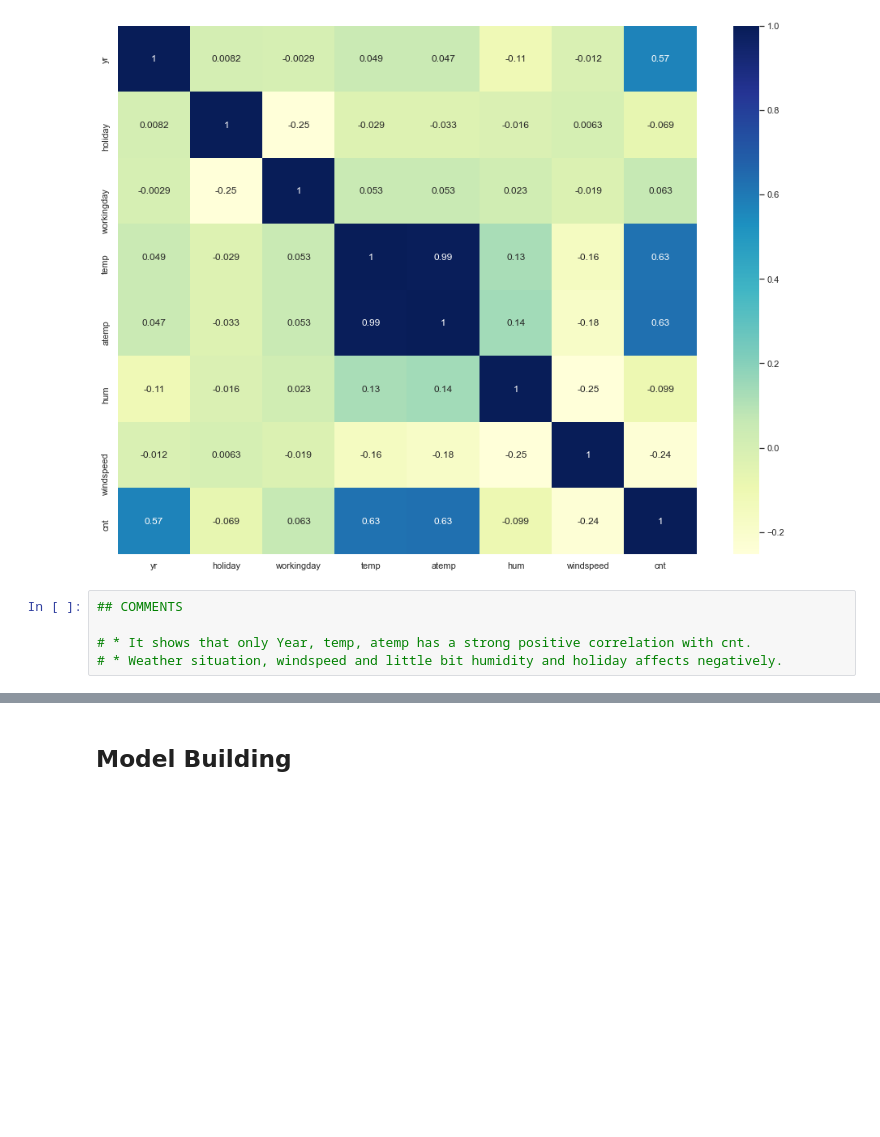
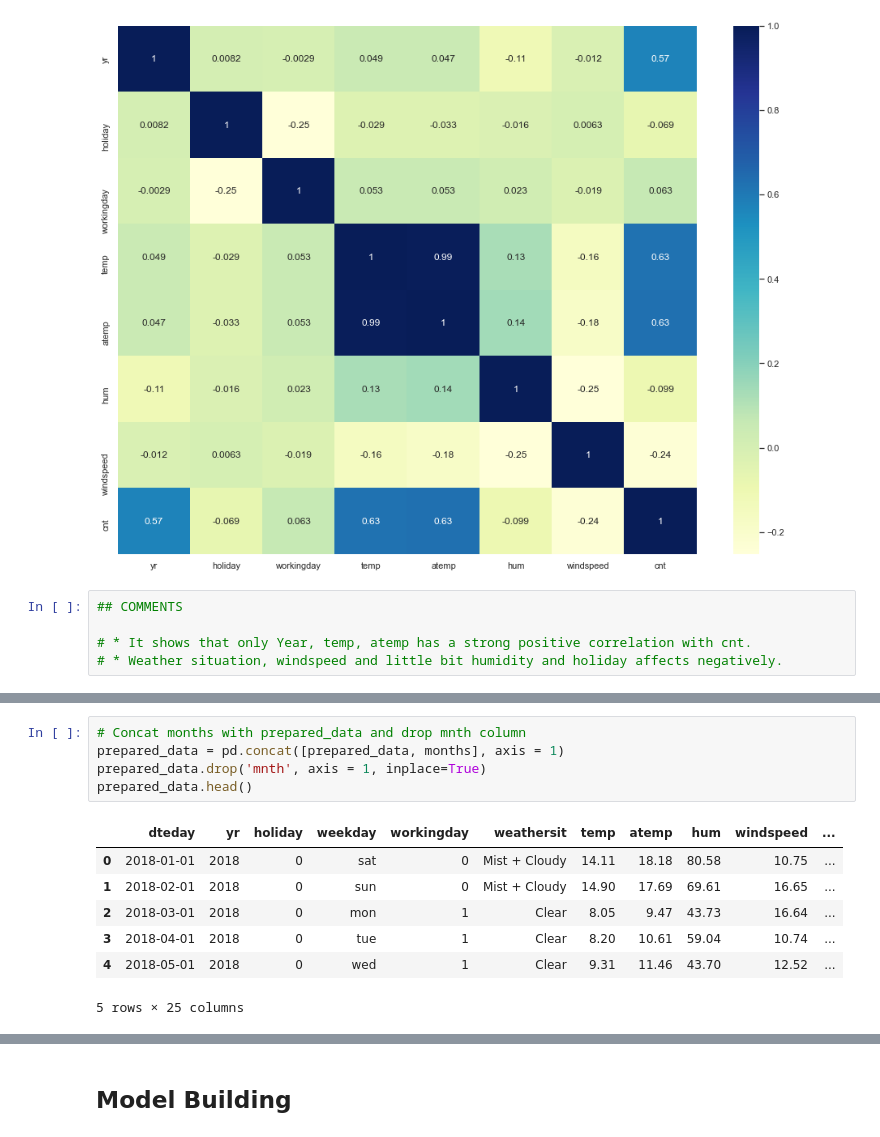
Before and after one commit to dicotips/BikeSharing_DemandPrediction_LinearRegression, a Jupyter notebook: LinearRegressionAssignment.ipynb, the cells around one changed output, grey strips where cells are left out. Drawn from its saved outputs; the diff is of its cells as text; blank space fills up the shorter version.

```diff
--- a/LinearRegressionAssignment.ipynb
+++ b/LinearRegressionAssignment.ipynb
@@ -506,0 +554,13 @@ plt.show()
+# %%
+# Concat months with prepared_data and drop mnth column
+prepared_data = pd.concat([prepared_data, months], axis = 1)
+prepared_data.drop('mnth', axis = 1, inplace=True)
+prepared_data.head()
+# %% [output]
+|  | dteday | yr | holiday | weekday | workingday | weathersit | temp | atemp | hum | windspeed | ... |
+| 0 | 2018-01-01 | 2018 | 0 | sat | 0 | Mist + Cloudy | 14.11 | 18.18 | 80.58 | 10.75 | ... |
+| 1 | 2018-02-01 | 2018 | 0 | sun | 0 | Mist + Cloudy | 14.90 | 17.69 | 69.61 | 16.65 | ... |
+| 2 | 2018-03-01 | 2018 | 0 | mon | 1 | Clear | 8.05 | 9.47 | 43.73 | 16.64 | ... |
+| 3 | 2018-04-01 | 2018 | 0 | tue | 1 | Clear | 8.20 | 10.61 | 59.04 | 10.74 | ... |
+| 4 | 2018-05-01 | 2018 | 0 | wed | 1 | Clear | 9.31 | 11.46 | 43.70 | 12.52 | ... |
+5 rows × 25 columns
```
Also changed, not shown: parts of 20 cells of this notebook.
